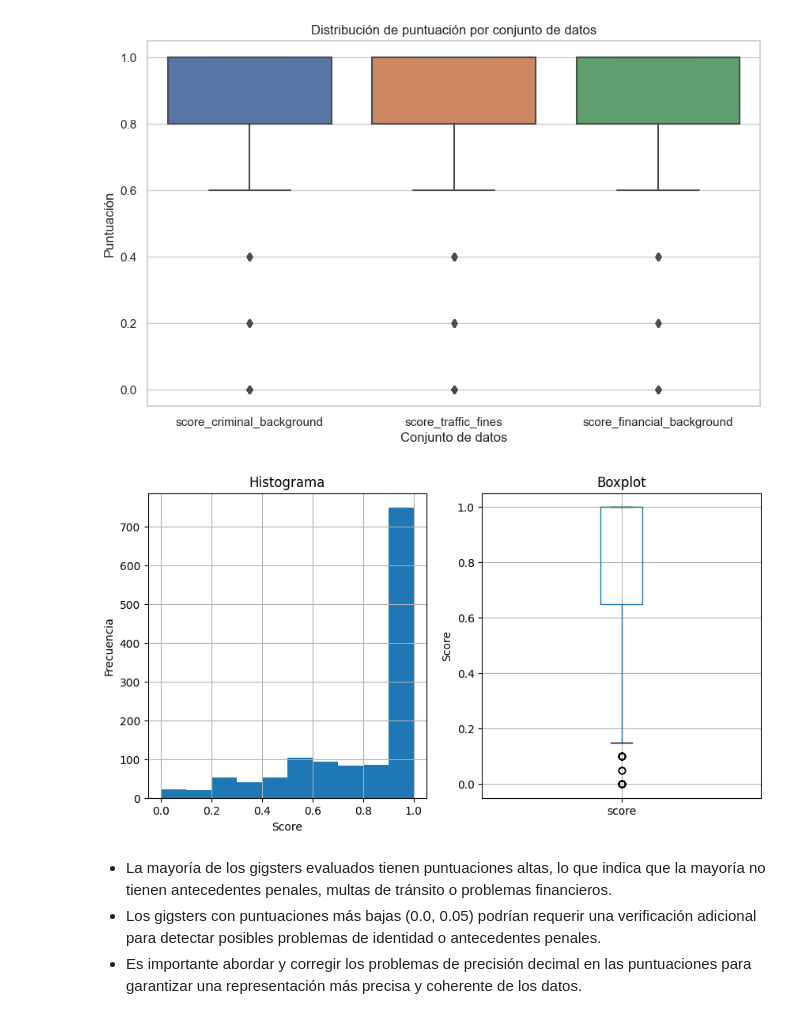
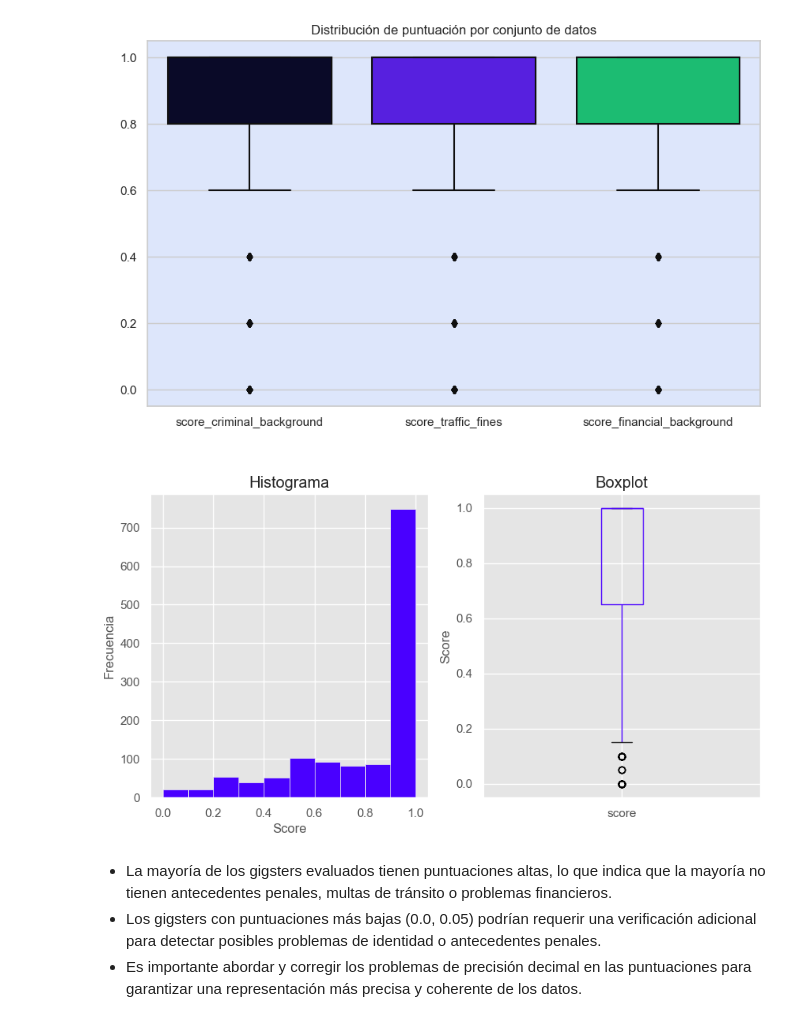
Before and after one commit to Esteban12j/Analisis_Verificaciones_Antecedentes, a Jupyter notebook: Script.ipynb, the cells around one changed output. Drawn from its saved outputs; the diff is of its cells as text; code cells hidden in the pictures.

```diff
--- a/Script.ipynb
+++ b/Script.ipynb
@@ -5,0 +22,20 @@ df = pd.read_excel(ruta_archivo)
+# %%
+color = ['#05052d','#4900ff','#01d774' ]
+# %%
+
+
+# Obtener el conteo de cada categoría
+category_counts = df_criminal['keywords_criminal'].value_counts()
+
+mpl.style.use('ggplot')
+mpl.rcParams['axes.prop_cycle'] = mpl.cycler(color=color[1])
+
+plt.bar(category_counts.index, category_counts.values)
+
+plt.title('Conteo de categorías')
+plt.xlabel('keywords_criminal')
+plt.ylabel('Frecuencia')
+
+plt.xticks(rotation=90, fontsize=8)
+
+plt.show()
@@ -6,20 +44,27 @@ df = pd.read_excel(ruta_archivo)
 # %%
 #grafico de distribución de puntuación por conjunto de datos (Criminal Background, Traffic Fines, Financial Background)
-import matplotlib.pyplot as plt
-import seaborn as sns
 sns.set(style="whitegrid")
 plt.figure(figsize=(10, 6))
-ax = sns.boxplot(x="variable", y="value", data=pd.melt(df[['score_criminal_background', 'score_traffic_fines', 'score_financial_background']]))
+
+ax = sns.boxplot(x="variable", y="value", data=pd.melt(df[['score_criminal_background', 'score_traffic_fines', 'score_financial_background']]), palette=color)
+
 plt.title('Distribución de puntuación por conjunto de datos')
-plt.xlabel('Conjunto de datos')
-plt.ylabel('Puntuación')
+plt.xlabel('Conjunto de datos', color='white')
+plt.ylabel('Puntuación', color='white')
+
+plt.gca().set_facecolor('#DDE6FB')
+
+
 plt.show()
 # %% [output]
-[figure, old version]
+[figure, new version]
 # %%
 #Histograma y Boxplot del score con sus respectivas etiquetas
-import matplotlib.pyplot as plt
-fig, ax = plt.subplots(1,2, figsize=(10,5))
+
+mpl.style.use('ggplot')
+mpl.rcParams['axes.prop_cycle'] = mpl.cycler(color=color[1:2])
+
+fig, ax = plt.subplots(1, 2, figsize=(10, 5))
 df['score'].hist(ax=ax[0])
 ax[0].set_title('Histograma')
 ax[0].set_xlabel('Score')
@@ -27,9 +72,10 @@ ax[0].set_ylabel('Frecuencia')
 df.boxplot(column='score', ax=ax[1])
 ax[1].set_title('Boxplot')
 ax[1].set_ylabel('Score')
+
 plt.show()
 # %% [output]
-[figure, old version]
+[figure, new version]
 # %% [markdown]
 * La mayoría de los gigsters evaluados tienen puntuaciones altas, lo que indica que la mayoría no tienen antecedentes penales, multas de tránsito o problemas financieros.
 * Los gigsters con puntuaciones más bajas (0.0, 0.05) podrían requerir una verificación adicional para detectar posibles problemas de identidad o antecedentes penales.
```
Also changed, not shown: parts of 14 cells of this notebook, 21 other files.
